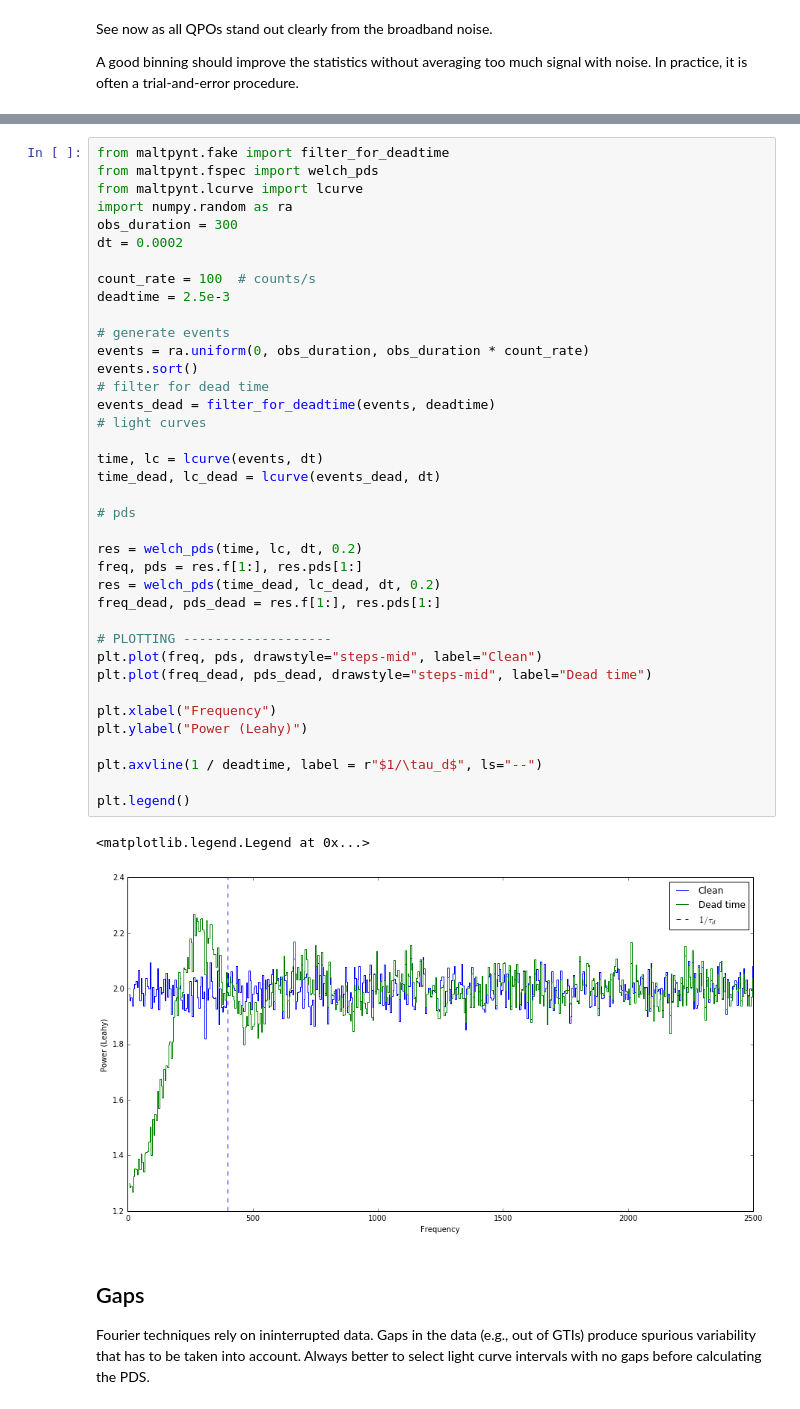
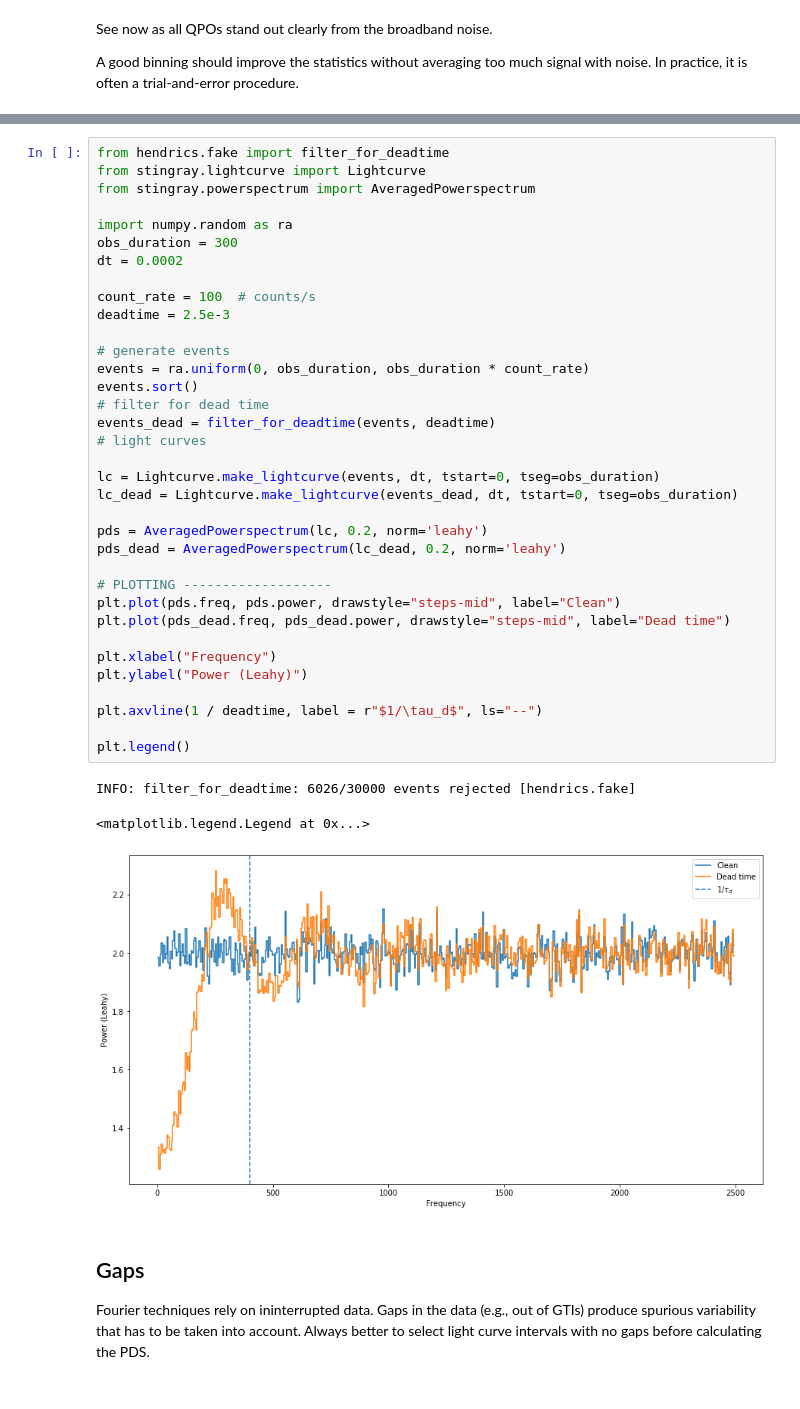
Before and after one commit to matteobachetti/timing-lectures, a Jupyter notebook: 2_Aperiodic_Timing.ipynb, the cells around one changed output, grey strips where cells are left out. Cells and saved outputs as stored; diff of their text form.

```diff
--- a/2_Aperiodic_Timing.ipynb
+++ b/2_Aperiodic_Timing.ipynb
@@ -463,45 +481,43 @@ How to correct for dead time in NuSTAR: [HERE](http://adsabs.harvard.edu/cgi-bin
 A quick demonstration:
 # %%
-from maltpynt.fake import filter_for_deadtime
-from maltpynt.fspec import welch_pds
-from maltpynt.lcurve import lcurve
+from hendrics.fake import filter_for_deadtime
+from stingray.lightcurve import Lightcurve
+from stingray.powerspectrum import AveragedPowerspectrum
+
 import numpy.random as ra
 obs_duration = 300
 dt = 0.0002
 
 count_rate = 100  # counts/s
 deadtime = 2.5e-3
 
 # generate events
 events = ra.uniform(0, obs_duration, obs_duration * count_rate)
 events.sort()
 # filter for dead time
 events_dead = filter_for_deadtime(events, deadtime)
 # light curves
 
-time, lc = lcurve(events, dt)
-time_dead, lc_dead = lcurve(events_dead, dt)
+lc = Lightcurve.make_lightcurve(events, dt, tstart=0, tseg=obs_duration)
+lc_dead = Lightcurve.make_lightcurve(events_dead, dt, tstart=0, tseg=obs_duration)
 
-# pds
-
-res = welch_pds(time, lc, dt, 0.2)
-freq, pds = res.f[1:], res.pds[1:]
-res = welch_pds(time_dead, lc_dead, dt, 0.2)
-freq_dead, pds_dead = res.f[1:], res.pds[1:]
+pds = AveragedPowerspectrum(lc, 0.2, norm='leahy')
+pds_dead = AveragedPowerspectrum(lc_dead, 0.2, norm='leahy')
 
 # PLOTTING -------------------
-plt.plot(freq, pds, drawstyle="steps-mid", label="Clean")
-plt.plot(freq_dead, pds_dead, drawstyle="steps-mid", label="Dead time")
+plt.plot(pds.freq, pds.power, drawstyle="steps-mid", label="Clean")
+plt.plot(pds_dead.freq, pds_dead.power, drawstyle="steps-mid", label="Dead time")
 
 plt.xlabel("Frequency")
 plt.ylabel("Power (Leahy)")
 
 plt.axvline(1 / deadtime, label = r"$1/\tau_d$", ls="--")
 
 plt.legend()
 # %% [output]
-<matplotlib.legend.Legend at 0x...>
+INFO: filter_for_deadtime: 6026/30000 events rejected [hendrics.fake]
+<matplotlib.legend.Legend at 0x...>
-[figure, old version]
+[figure, new version]
 # %% [markdown]
 ## Gaps
 
```
Also changed, not shown: parts of 20 cells of this notebook, 6 other files.
